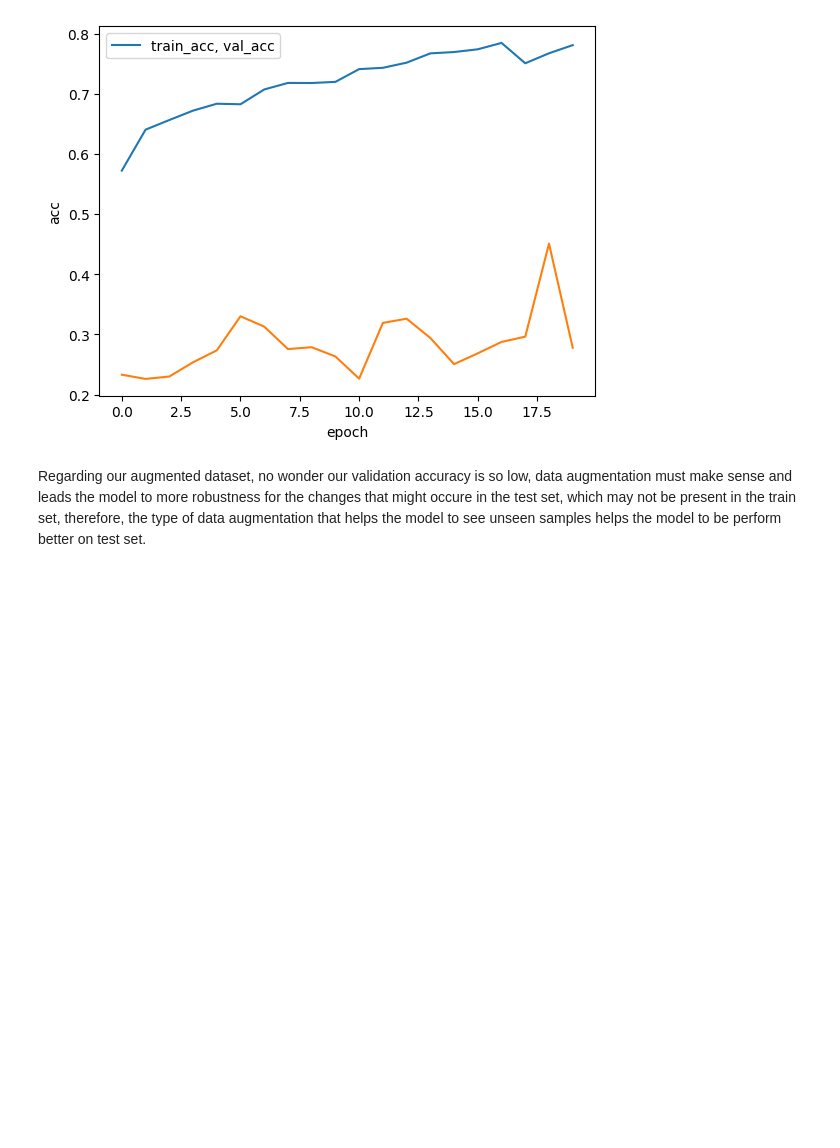
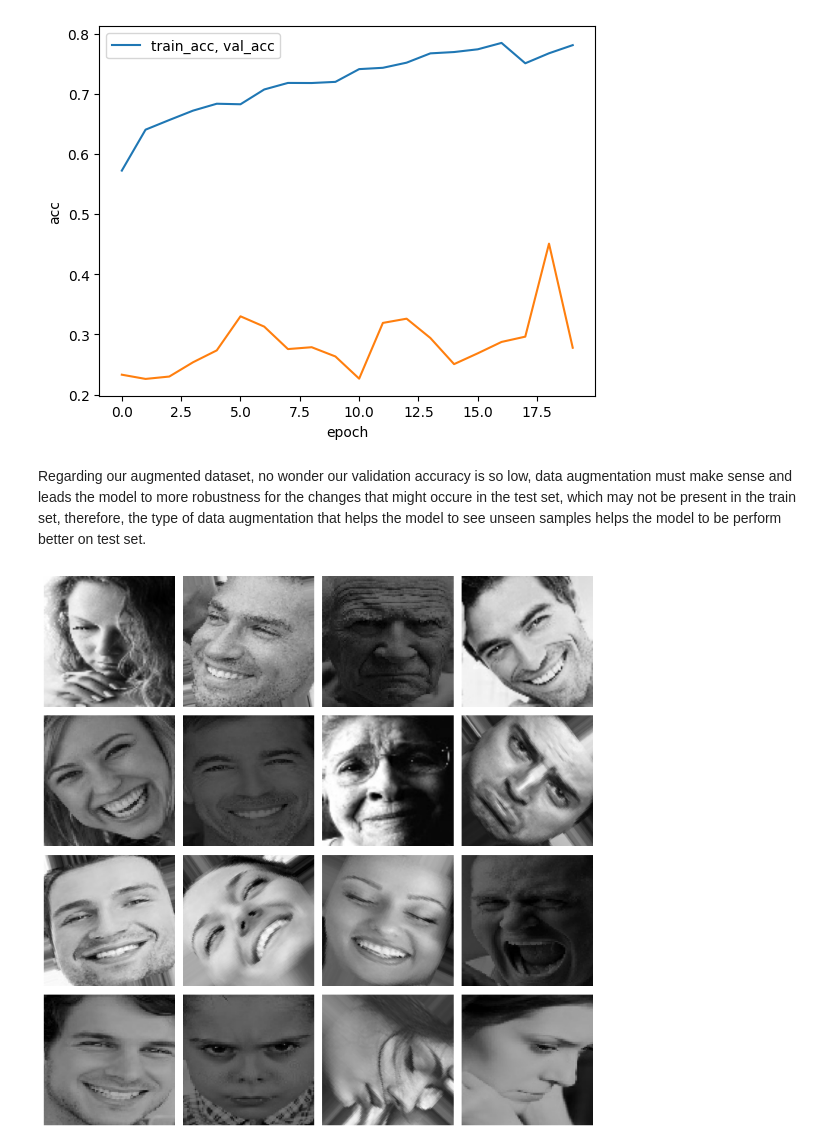
Before and after one commit to mirpouya/Human-Emotion-Detection-with-various-CNN-models, a Jupyter notebook: Human_Emotion_Detection_with_different_CNNs.ipynb, the cells around one changed output. Drawn from its saved outputs; the diff is of its cells as text; code cells hidden in the pictures; blank space fills up the shorter version.

```diff
--- a/Human_Emotion_Detection_with_different_CNNs.ipynb
+++ b/Human_Emotion_Detection_with_different_CNNs.ipynb
@@ -595,3 +589,22 @@ plt.show()
 [figure]
 # %% [markdown]
 Regarding our augmented dataset, no wonder our validation accuracy is so low, data augmentation must make sense and leads the model to more robustness for the changes that might occure in the test set, which may not be present in the train set, therefore, the type of data augmentation that helps the model to see unseen samples helps the model to be perform better on test set.
+# %%
+num_images_to_visualize = 16
+plt.figure(figsize=(10, 10))  # Adjust the figure size if needed
+for i, (images, labels) in enumerate(validation_dataset.take(num_images_to_visualize)):
+  # Each "images" batch contains one image, so we select the first image
+  image = images[0]
+
+  # Convert the image tensor to numpy array
+  image = image.numpy()
+
+  # Add the subplot
+  plt.subplot(4, 4, i + 1)  # Subplot indices start from 1
+  plt.imshow(image.astype('uint8'))  # Convert to uint8 for proper visualization
+  plt.axis('off')  # Turn off axis
+
+plt.tight_layout()  # Adjust layout to prevent overlap
+plt.show()
+# %% [output]
+[figure, added]
```
Also changed, not shown: parts of 2 cells of this notebook.
